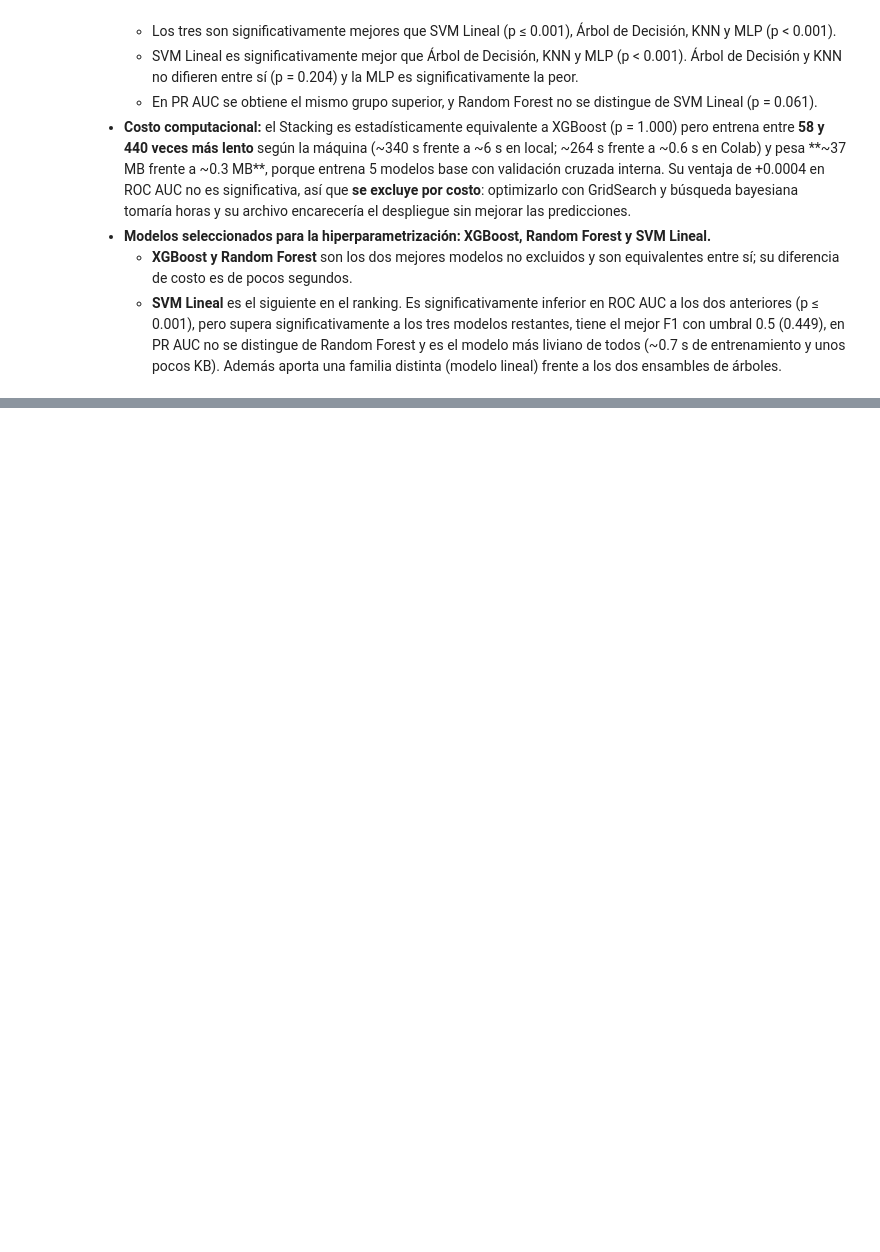
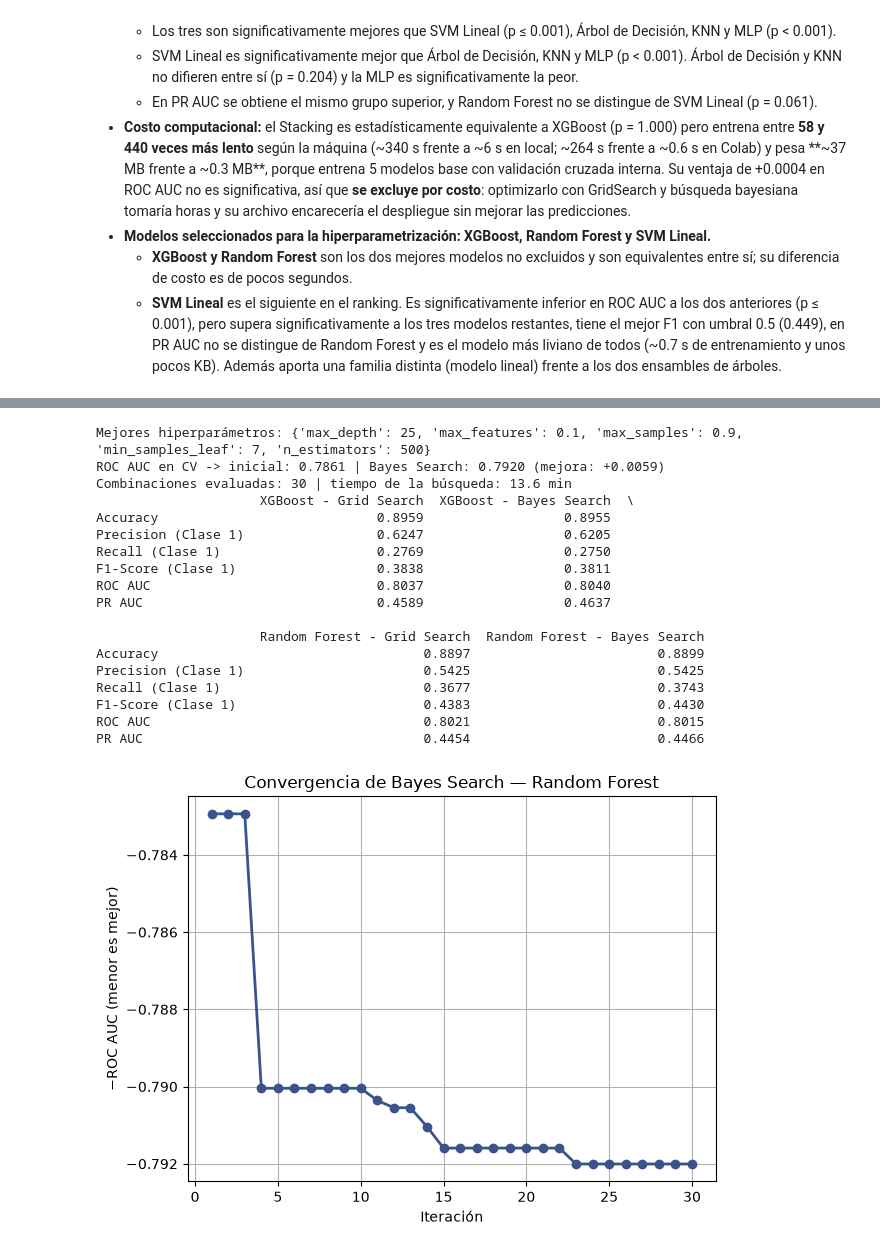
Before and after one commit to MariArbe/proyecto-final-mineria-datos-banco, a Jupyter notebook: 02_Modelado_Evaluacion_Bank_Marketing.ipynb, the cells around one changed output, grey strips where cells are left out. Drawn from its saved outputs; the diff is of its cells as text; code cells hidden in the pictures; blank space fills up the shorter version.

```diff
--- a/02_Modelado_Evaluacion_Bank_Marketing.ipynb
+++ b/02_Modelado_Evaluacion_Bank_Marketing.ipynb
@@ -1497,0 +1482,46 @@ Archivos guardados en 'entregables_modelado_bank':
+# %%
+# BayesSearchCV - Random Forest
+param_grid = {
+    "modelo__n_estimators": Integer(100, 500),
+    "modelo__max_depth": Integer(5, 30),
+    "modelo__min_samples_leaf": Integer(1, 20),
+    "modelo__max_features": Real(0.1, 0.7),
+    "modelo__max_samples": Real(0.5, 0.9),
+}
+
+bayes_search_rf = BayesSearchCV(
+    estimator=crear_pipeline_cv(rf_model),  # preprocesamiento -> SMOTE -> Random Forest
+    search_spaces=param_grid,
+    n_iter=30,         # Número de combinaciones a probar
+    cv=cv,             # 10 folds estratificados
+    scoring=scoring,   # Se maximiza el scoring
+    n_jobs=-1,         # Utilizar todos los núcleos disponibles
+    refit=True,        # La mejor configuración se reentrena con todo Train
+    random_state=42
+)
+
+inicio = time.perf_counter()
+bayes_search_rf.fit(X_train, y_train) #80%
+tiempos_busqueda[("Random Forest", "Bayes Search")] = time.perf_counter() - inicio
+
+reportar_busqueda("Random Forest", "Bayes Search", bayes_search_rf)
+# %% [output]
+Mejores hiperparámetros: {'max_depth': 25, 'max_features': 0.1, 'max_samples': 0.9, 'min_samples_leaf': 7, 'n_estimators': 500}
+ROC AUC en CV -> inicial: 0.7861 | Bayes Search: 0.7920 (mejora: +0.0059)
+Combinaciones evaluadas: 30 | tiempo de la búsqueda: 13.6 min
+                     XGBoost - Grid Search  XGBoost - Bayes Search  \
+Accuracy                            0.8959                  0.8955
+Precision (Clase 1)                 0.6247                  0.6205
+Recall (Clase 1)                    0.2769                  0.2750
+F1-Score (Clase 1)                  0.3838                  0.3811
+ROC AUC                             0.8037                  0.8040
+PR AUC                              0.4589                  0.4637
+
+                     Random Forest - Grid Search  Random Forest - Bayes Search
+Accuracy                                  0.8897                        0.8899
+Precision (Clase 1)                       0.5425                        0.5425
+Recall (Clase 1)                          0.3677                        0.3743
+F1-Score (Clase 1)                        0.4383                        0.4430
+ROC AUC                                   0.8021                        0.8015
+PR AUC                                    0.4454                        0.4466
+[figure, added]
```
Also changed, not shown: parts of 27 cells of this notebook.
